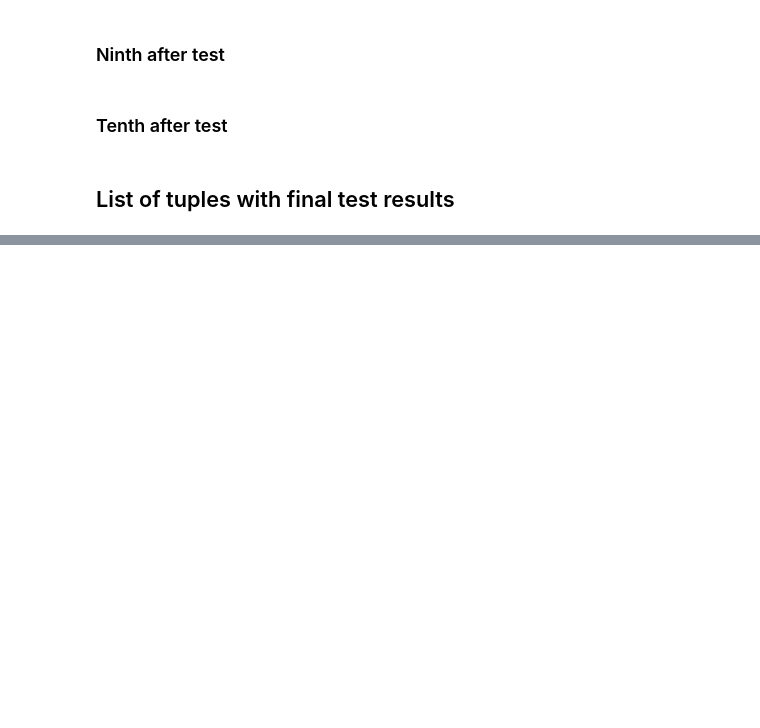
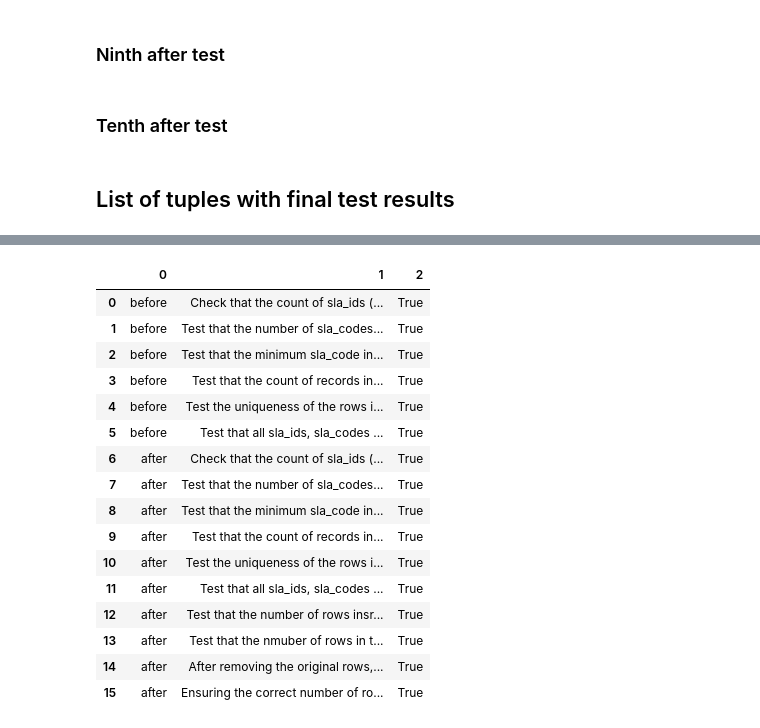
Before and after one commit to NYC-Parks/SLADB, a Jupyter notebook: testing/test_add_new_sla.ipynb, the cells around one changed output, grey strips where cells are left out. Drawn from its saved outputs; the diff is of its cells as text; code cells hidden in the pictures; blank space fills up the shorter version.

```diff
--- a/testing/test_add_new_sla.ipynb
+++ b/testing/test_add_new_sla.ipynb
@@ -137,11 +137,13 @@ results.append(1 == before_sla_code['min_sla_code'].values[0])
 # %%
 timing.append('before')
 # %%
-descriptions.append('''Test that the count of records in tbl_ref_sla_translation is equal to the
-                       count of sla_codes in tbl_ref_sla_code multiplied by the number of date_category_ids
-                       in tbl_ref_sla_season_category''')
+descriptions.append('''Test that the count of records in tbl_ref_sla_translation \
+is equal to the count of sla_codes in tbl_ref_sla_code multiplied by the number \
+of date_category_ids in tbl_ref_sla_season_category''')
 # %%
-results.append(len(before_sla_translation) == (before_sla_code['n_sla_codes'].values[0] * len(before_date_category)))
+results.append(
+    len(before_sla_translation) == (before_sla_code['n_sla_codes'].values[0] *
+                                    len(before_date_category)))
 # %% [markdown]
 ### Fifth before test
 # %%
@@ -258,8 +242,8 @@ after_sla_translation
 # %%
 timing.append('after')
 # %%
-descriptions.append('''Check that the count of sla_ids (from tbl_ref_sla) squared is equal to the number of
-                       sla_codes in tbl_ref_sla_code''')
+descriptions.append('''Check that the count of sla_ids (from tbl_ref_sla) squared \
+is equal to the number of sla_codes in tbl_ref_sla_code''')
 # %%
 results.append(after_squared_count_sla_id == after_sla_code['n_sla_codes'].values[0])
 # %%
@@ -338,10 +318,6 @@ descriptions.append(
 # %%
 results.append(after_sla_code.n_sla_codes.values[0] -
                before_sla_code.n_sla_codes.values[0] == (m + n)**2 - n**2)
-# %%
-descriptions.append(
-    '''Test that after removing original rows from tbl_ref_sla_trnaslation there are (m+n)**2 -(n)**2 rows leftover'''
-)
 # %% [markdown]
 ### Eighth after test
 # %%
@@ -405 +381,21 @@ list(zip(timing, descriptions, results))
   True)]
+# %%
+pd.DataFrame(list(zip(timing, descriptions, results)))
+# %% [output]
+|  | 0 | 1 | 2 |
+| 0 | before | Check that the count of sla_ids (... | True |
+| 1 | before | Test that the number of sla_codes... | True |
+| 2 | before | Test that the minimum sla_code in... | True |
+| 3 | before | Test that the count of records in... | True |
+| 4 | before | Test the uniqueness of the rows i... | True |
+| 5 | before | Test that all sla_ids, sla_codes ... | True |
+| 6 | after | Check that the count of sla_ids (... | True |
+| 7 | after | Test that the number of sla_codes... | True |
+| 8 | after | Test that the minimum sla_code in... | True |
+| 9 | after | Test that the count of records in... | True |
+| 10 | after | Test the uniqueness of the rows i... | True |
+| 11 | after | Test that all sla_ids, sla_codes ... | True |
+| 12 | after | Test that the number of rows insr... | True |
+| 13 | after | Test that the nmuber of rows in t... | True |
+| 14 | after | After removing the original rows,... | True |
+| 15 | after | Ensuring the correct number of ro... | True |
```
Also changed, not shown: parts of 8 cells of this notebook.
